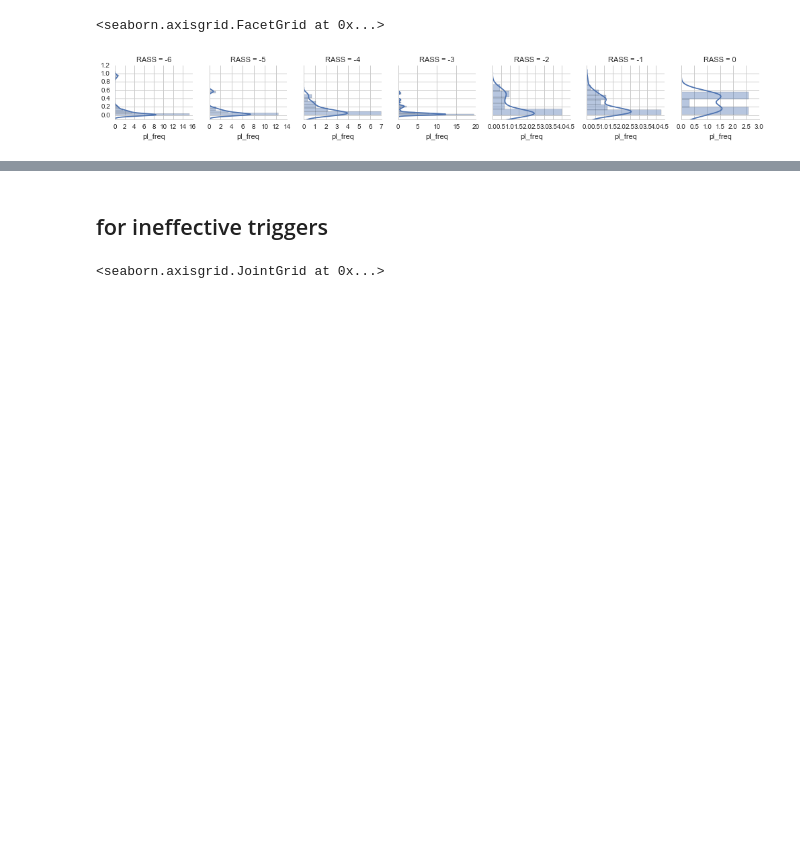
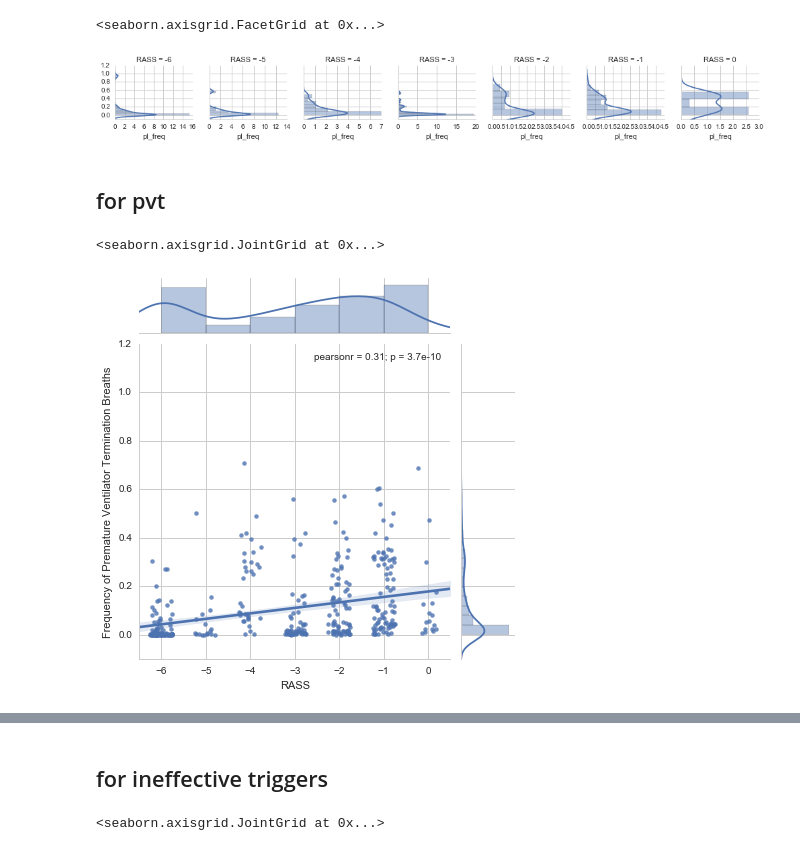
Before and after one commit to psottile05/VentDysSedation, a Jupyter notebook: OldDocs/ATS_Analysis_2016.ipynb, the cells around one changed output, grey strips where cells are left out. Drawn from its saved outputs; the diff is of its cells as text; code cells hidden in the pictures; blank space fills up the shorter version.

```diff
--- a/OldDocs/ATS_Analysis_2016.ipynb
+++ b/OldDocs/ATS_Analysis_2016.ipynb
@@ -106,3 +134,10 @@ g.map(sb.distplot, 'pl_freq', vertical=True)
 # %% [output]
 <seaborn.axisgrid.FacetGrid at 0x...>
 [figure]
+# %% [markdown]
+## for pvt
+# %%
+sb.jointplot('RASS', 'pvt_freq', data=test,  x_jitter=0.25, kind='reg', xlim=(-6.5, 0.5), ylim=(-0.1,1.2)).set_axis_labels('RASS', 'Frequency of Premature Ventilator Termination Breaths')
+# %% [output]
+<seaborn.axisgrid.JointGrid at 0x...>
+[figure, added]
```
Also changed, not shown: parts of 15 cells of this notebook, 2 other files.
